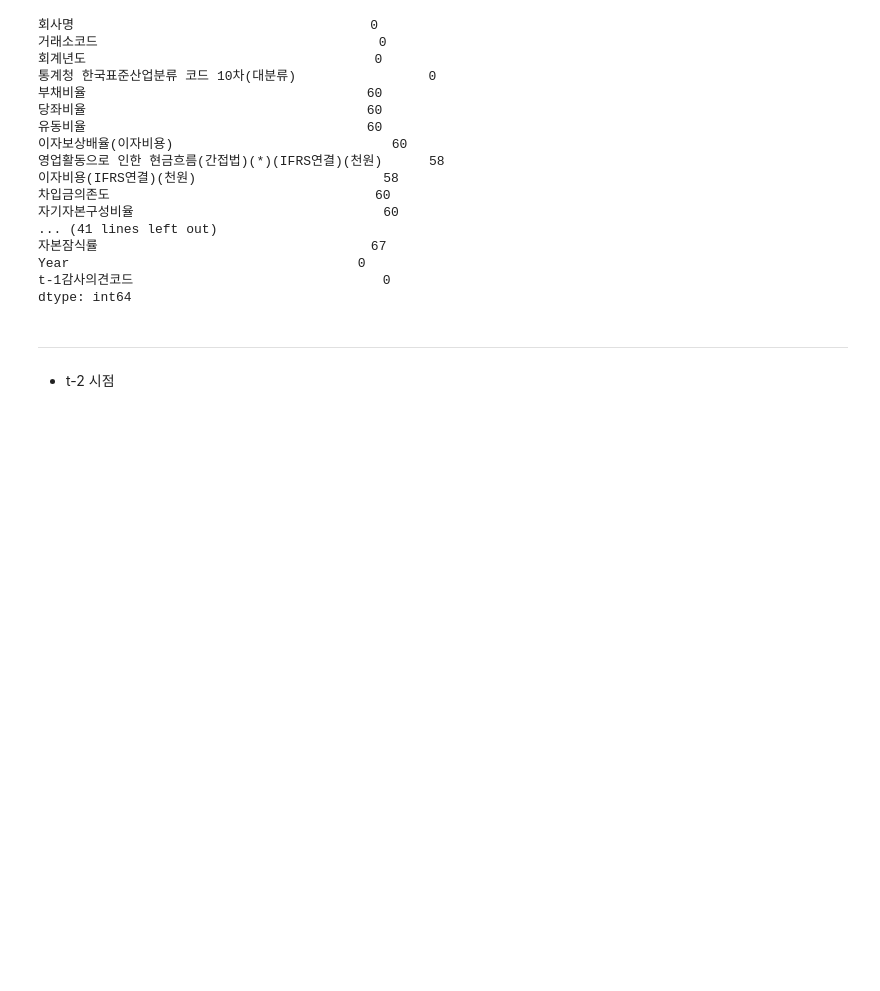
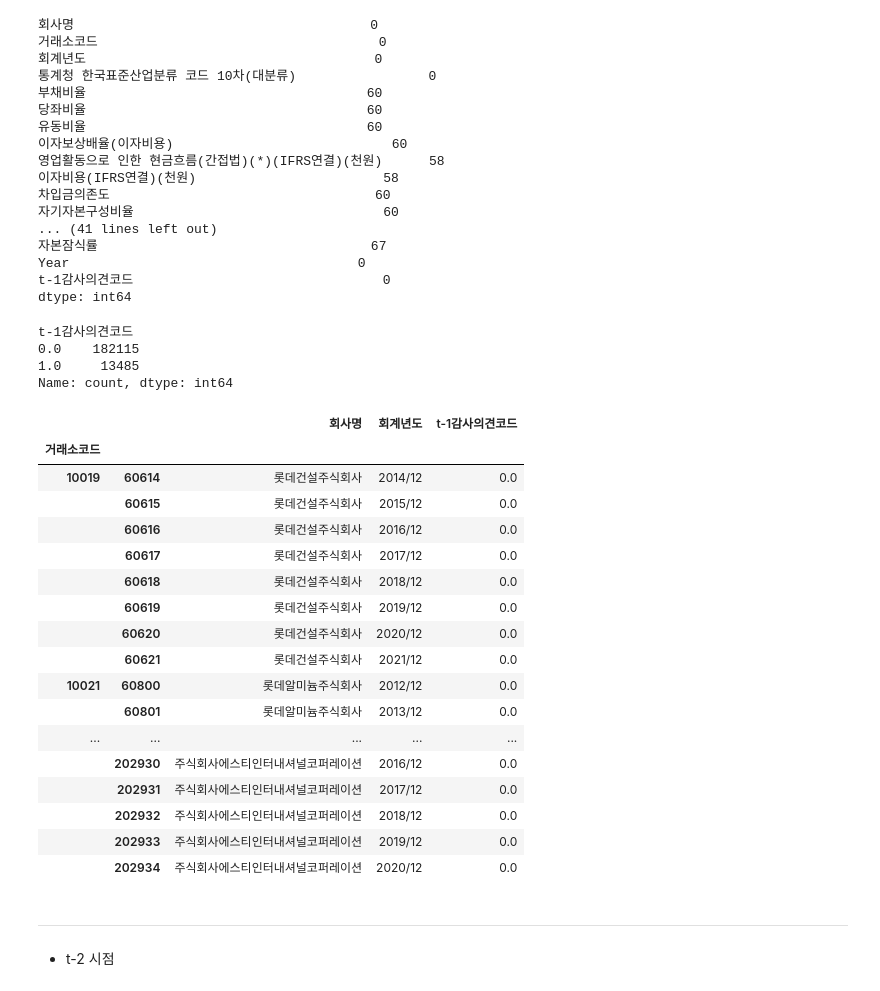
Before and after one commit to youngsang114/Project_2, a Jupyter notebook: 전처리/3.전처리_외감.ipynb, the cells around one changed output. Saved outputs shown, nothing was run; the diff lists cells and outputs as text; code cells hidden in the pictures; blank space fills up the shorter version.

```diff
--- a/전처리/3.전처리_외감.ipynb
+++ b/전처리/3.전처리_외감.ipynb
@@ -361,6 +388,34 @@ processed_df.columns=['회사명','거래소코드', '회계년도', '산업분
        '부가가치율', '노동소득분배율', '자본분배율', '이윤분배율', 'ICF(천원)','FCF(천원)', '자산총계(천원)',
        '부채총계(천원)', '자본총계(천원)',
        '산업분류', '자본금(천원)','영업손익(천원)','연구개발비(천원)','자본잠식률', 'Year', 't-1감사의견코드']
+# %%
+processed_df['t-1감사의견코드'].value_counts()
+# %% [output]
+t-1감사의견코드
+0.0    182115
+1.0     13485
+Name: count, dtype: int64
+# %%
+processed_df[['회사명','회계년도','t-1감사의견코드']].iloc[100:150,:]
+# %% [output]
+|  |  | 회사명 | 회계년도 | t-1감사의견코드 |
+| 거래소코드 |  |  |  |  |
+| 10019 | 60614 | 롯데건설주식회사 | 2014/12 | 0.0 |
+|  | 60615 | 롯데건설주식회사 | 2015/12 | 0.0 |
+|  | 60616 | 롯데건설주식회사 | 2016/12 | 0.0 |
+|  | 60617 | 롯데건설주식회사 | 2017/12 | 0.0 |
+|  | 60618 | 롯데건설주식회사 | 2018/12 | 0.0 |
+|  | 60619 | 롯데건설주식회사 | 2019/12 | 0.0 |
+|  | 60620 | 롯데건설주식회사 | 2020/12 | 0.0 |
+|  | 60621 | 롯데건설주식회사 | 2021/12 | 0.0 |
+| 10021 | 60800 | 롯데알미늄주식회사 | 2012/12 | 0.0 |
+|  | 60801 | 롯데알미늄주식회사 | 2013/12 | 0.0 |
+| ... | ... | ... | ... | ... |
+|  | 202930 | 주식회사에스티인터내셔널코퍼레이션 | 2016/12 | 0.0 |
+|  | 202931 | 주식회사에스티인터내셔널코퍼레이션 | 2017/12 | 0.0 |
+|  | 202932 | 주식회사에스티인터내셔널코퍼레이션 | 2018/12 | 0.0 |
+|  | 202933 | 주식회사에스티인터내셔널코퍼레이션 | 2019/12 | 0.0 |
+|  | 202934 | 주식회사에스티인터내셔널코퍼레이션 | 2020/12 | 0.0 |
 # %%
 # processed_df.to_csv('t-1_raw_외감.csv',index=False,encoding='euc-kr')
 # %% [markdown]
```
Also changed, not shown: parts of 10 cells of this notebook, 4 other files.
